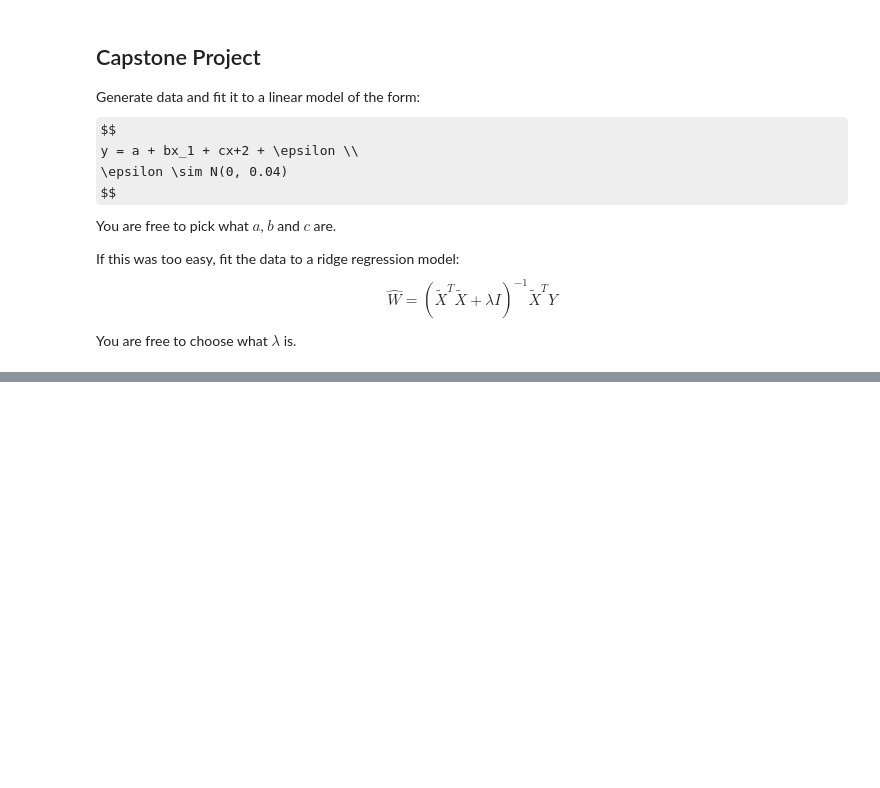
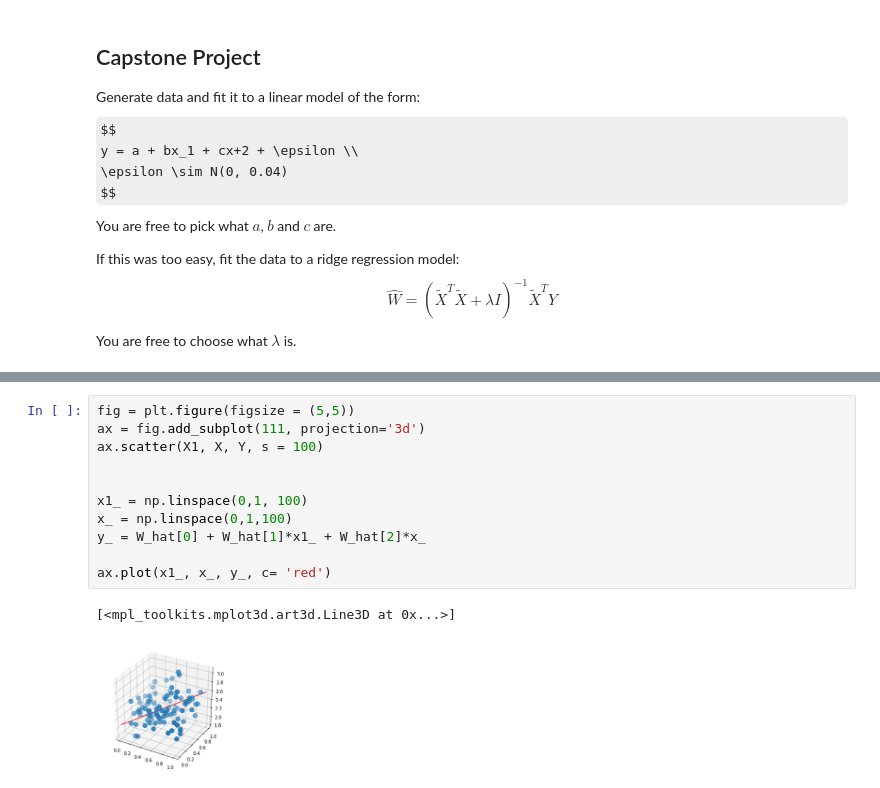
Before and after one commit to mathsyscomputing/IntroToComputing, a Jupyter notebook: python/notebook1.ipynb, the cells around one changed output, grey strips where cells are left out. Cells and saved outputs as stored; diff of their text form; some formulas as TeX source; blank space fills up the shorter version.

```diff
--- a/python/notebook1.ipynb
+++ b/python/notebook1.ipynb
@@ -271,0 +339,14 @@ You are free to choose what $\lambda$ is.
+# %%
+fig = plt.figure(figsize = (5,5))
+ax = fig.add_subplot(111, projection='3d')
+ax.scatter(X1, X, Y, s = 100)
+
+
+x1_ = np.linspace(0,1, 100)
+x_ = np.linspace(0,1,100)
+y_ = W_hat[0] + W_hat[1]*x1_ + W_hat[2]*x_
+
+ax.plot(x1_, x_, y_, c= 'red')
+# %% [output]
+[<mpl_toolkits.mplot3d.art3d.Line3D at 0x...>]
+[figure, added]
```
Also changed, not shown: parts of 18 cells of this notebook.
